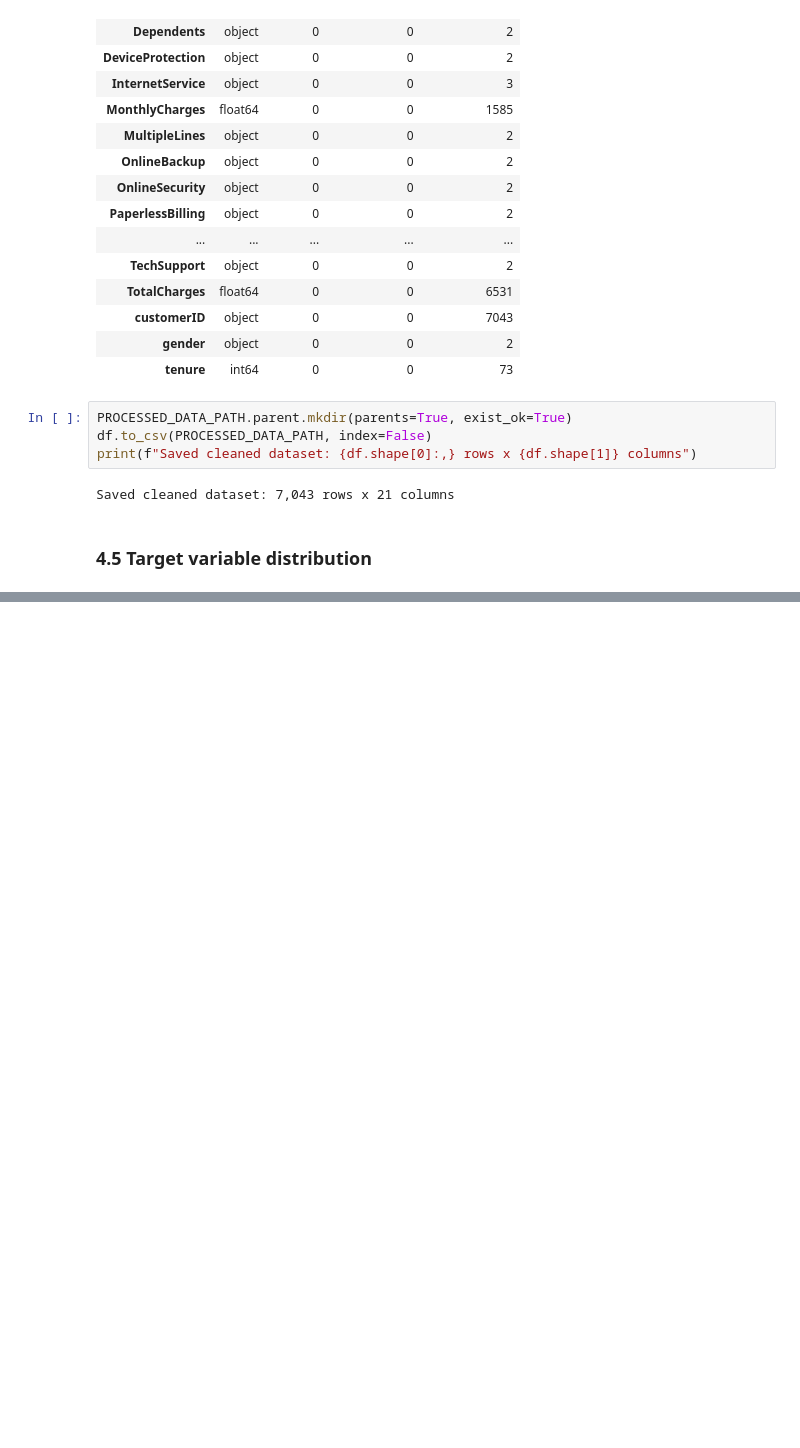
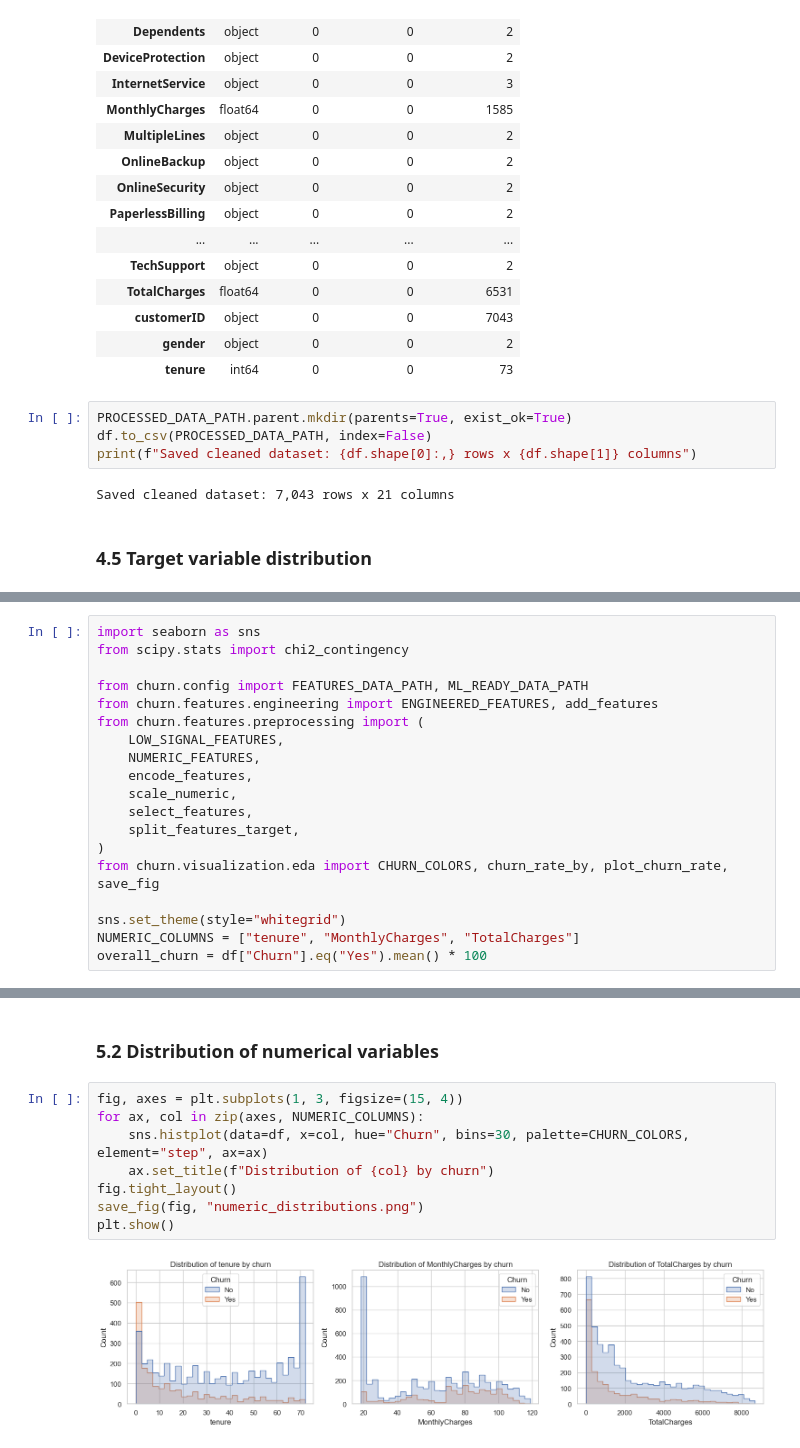
Before and after one commit to Da1vReyes/customer_churn_prediction, a Jupyter notebook: notebooks/customer_churn_analysis.ipynb, the cells around one changed output, grey strips where cells are left out. Drawn from its saved outputs; the diff is of its cells as text; blank space fills up the shorter version.

Commit message:
notebook: eda, feature eng and preprocessing sections

```diff
--- a/notebooks/customer_churn_analysis.ipynb
+++ b/notebooks/customer_churn_analysis.ipynb
@@ -272,0 +279,19 @@ _Next: Week 2, Exploratory Data Analysis and Feature Engineering._
+# %%
+import seaborn as sns
+from scipy.stats import chi2_contingency
+
+from churn.config import FEATURES_DATA_PATH, ML_READY_DATA_PATH
+from churn.features.engineering import ENGINEERED_FEATURES, add_features
+from churn.features.preprocessing import (
+    LOW_SIGNAL_FEATURES,
+    NUMERIC_FEATURES,
+    encode_features,
+    scale_numeric,
+    select_features,
+    split_features_target,
+)
+from churn.visualization.eda import CHURN_COLORS, churn_rate_by, plot_churn_rate, save_fig
+
+sns.set_theme(style="whitegrid")
+NUMERIC_COLUMNS = ["tenure", "MonthlyCharges", "TotalCharges"]
+overall_churn = df["Churn"].eq("Yes").mean() * 100
@@ -272,0 +345,12 @@ _Next: Week 2, Exploratory Data Analysis and Feature Engineering._
+# %% [markdown]
+### 5.2 Distribution of numerical variables
+# %%
+fig, axes = plt.subplots(1, 3, figsize=(15, 4))
+for ax, col in zip(axes, NUMERIC_COLUMNS):
+    sns.histplot(data=df, x=col, hue="Churn", bins=30, palette=CHURN_COLORS, element="step", ax=ax)
+    ax.set_title(f"Distribution of {col} by churn")
+fig.tight_layout()
+save_fig(fig, "numeric_distributions.png")
+plt.show()
+# %% [output]
+[figure, added]
```
Also changed, not shown: parts of 41 cells of this notebook.
